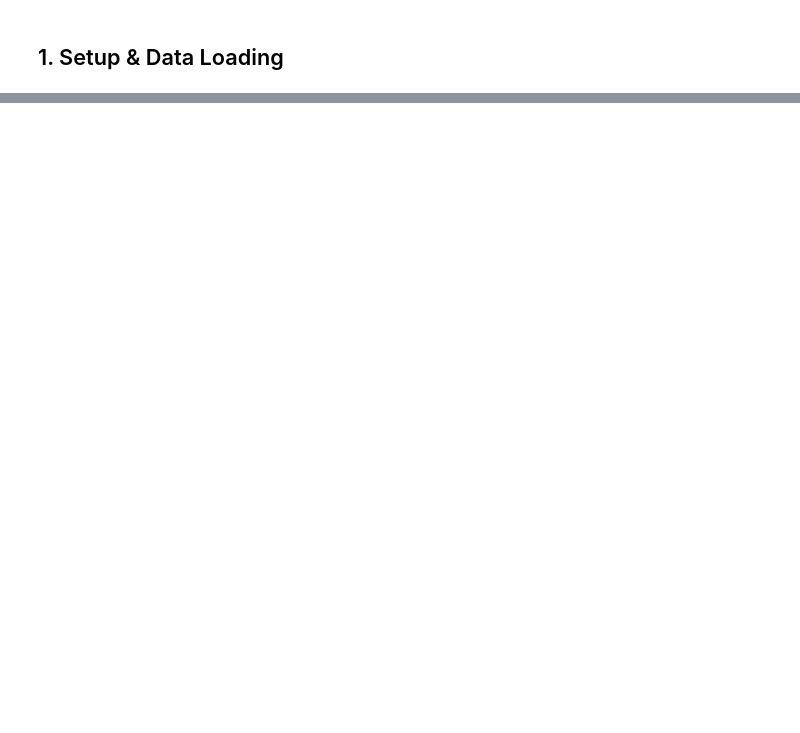
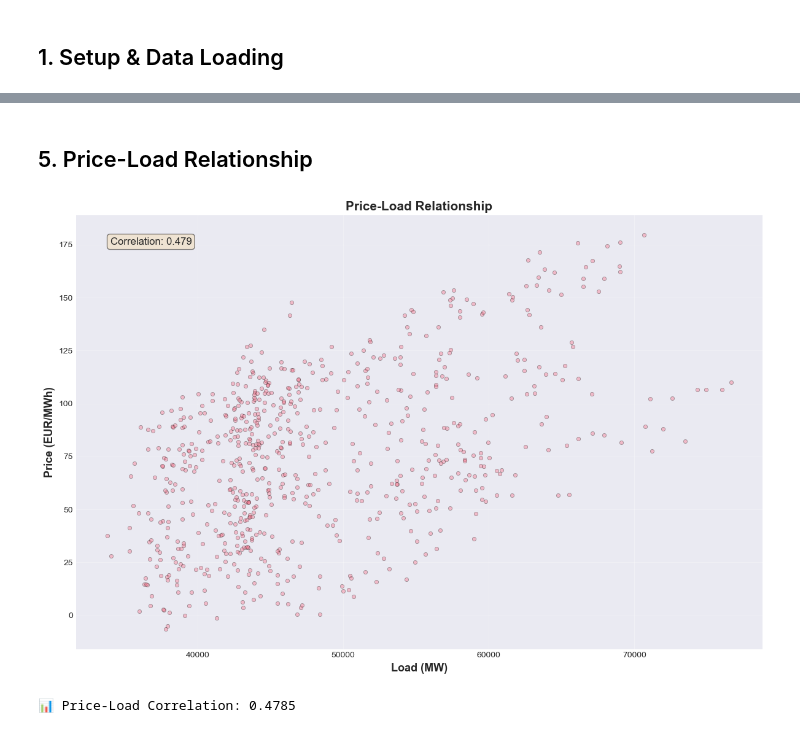
Before and after one commit to rav-lad/energy-demand-forecast, a Jupyter notebook: research/notebooks/01_comprehensive_eda.ipynb, the cells around one changed output, grey strips where cells are left out. Cells and saved outputs as stored; diff of their text form; code cells hidden in the pictures; blank space fills up the shorter version.

```diff
--- a/research/notebooks/01_comprehensive_eda.ipynb
+++ b/research/notebooks/01_comprehensive_eda.ipynb
@@ -632,0 +199,25 @@ print("\n" + "="*80)
+# %% [markdown]
+## 5. Price-Load Relationship
+# %%
+# Price-Load scatter plot
+plt.figure(figsize=(12, 8))
+plt.scatter(df['load_mw'], df['price_eur_mwh'], alpha=0.4, s=20, edgecolors='black', linewidth=0.5)
+plt.xlabel('Load (MW)', fontsize=13, fontweight='bold')
+plt.ylabel('Price (EUR/MWh)', fontsize=13, fontweight='bold')
+plt.title('Price-Load Relationship', fontsize=15, fontweight='bold')
+plt.grid(True, alpha=0.3)
+
+# Add correlation coefficient
+corr_coef = df[['price_eur_mwh', 'load_mw']].corr().iloc[0, 1]
+plt.text(0.05, 0.95, f'Correlation: {corr_coef:.3f}',
+         transform=plt.gca().transAxes, fontsize=12,
+         verticalalignment='top', bbox=dict(boxstyle='round', facecolor='wheat', alpha=0.5))
+
+plt.tight_layout()
+plt.savefig(FIGURES_DIR / '07_price_load_relationship.png', dpi=300, bbox_inches='tight')
+plt.show()
+
+print(f"\n📊 Price-Load Correlation: {corr_coef:.4f}")
+# %% [output]
+[figure, added]
+📊 Price-Load Correlation: 0.4785
```
Also changed, not shown: parts of 49 cells of this notebook, 8 other files.
